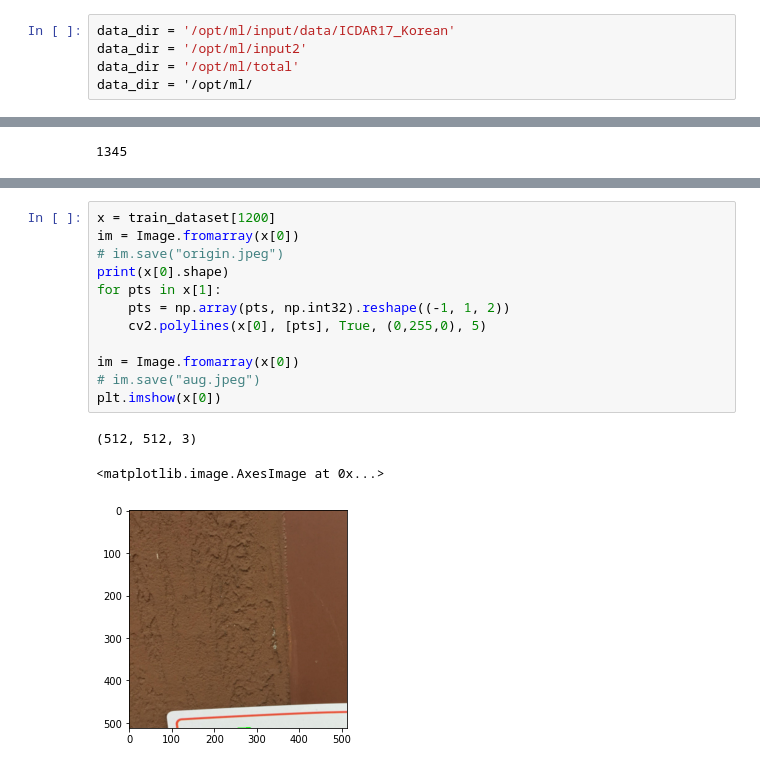
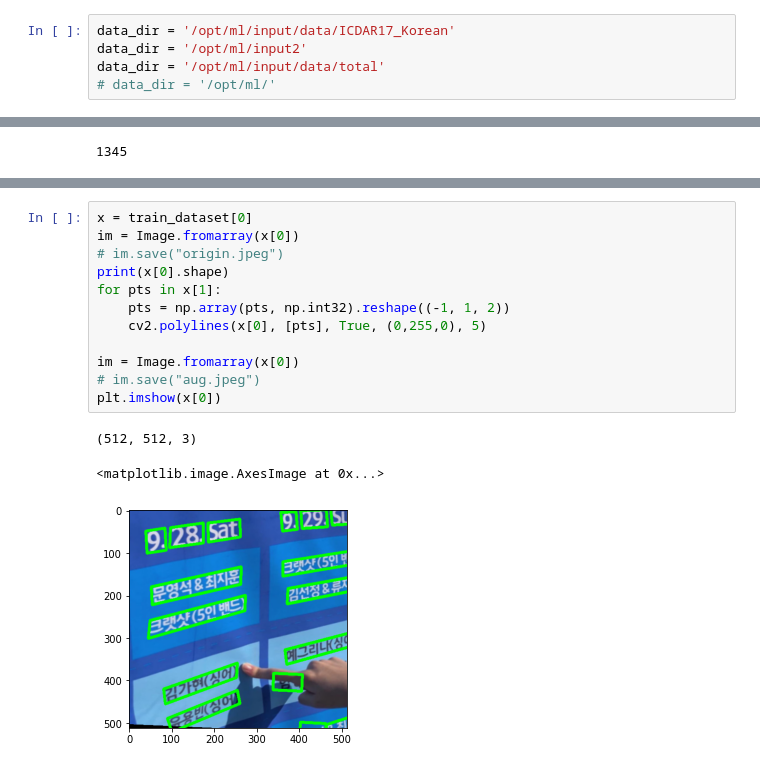
Before and after one commit to boostcampaitech3/level2-data-annotation_cv-level2-cv-11, a Jupyter notebook: Offline_Resize.ipynb, the cells around one changed output, grey strips where cells are left out. Drawn from its saved outputs; the diff is of its cells as text.

```diff
--- a/Offline_Resize.ipynb
+++ b/Offline_Resize.ipynb
@@ -403,8 +823,8 @@ class SceneTextDataset(Dataset):
 # %%
 data_dir = '/opt/ml/input/data/ICDAR17_Korean'
 data_dir = '/opt/ml/input2'
-data_dir = '/opt/ml/total'
-data_dir = '/opt/ml/
+data_dir = '/opt/ml/input/data/total'
+# data_dir = '/opt/ml/'
 # %%
 train_dataset = SceneTextDataset(data_dir, split='cv_new_train', image_size=1024, crop_size=512)
 # %%
@@ -428,16 +848,16 @@ print(x[0].shape)
 # %%
-x = train_dataset[1200]
+x = train_dataset[0]
 im = Image.fromarray(x[0])
 # im.save("origin.jpeg")
 print(x[0].shape)
 for pts in x[1]:
     pts = np.array(pts, np.int32).reshape((-1, 1, 2))
     cv2.polylines(x[0], [pts], True, (0,255,0), 5)
 
 im = Image.fromarray(x[0])
 # im.save("aug.jpeg")
 plt.imshow(x[0])
 # %% [output]
 (512, 512, 3)
 <matplotlib.image.AxesImage at 0x...>
-[figure, old version]
+[figure, new version]
```
Also changed, not shown: parts of 4 cells of this notebook, 7 other files.
